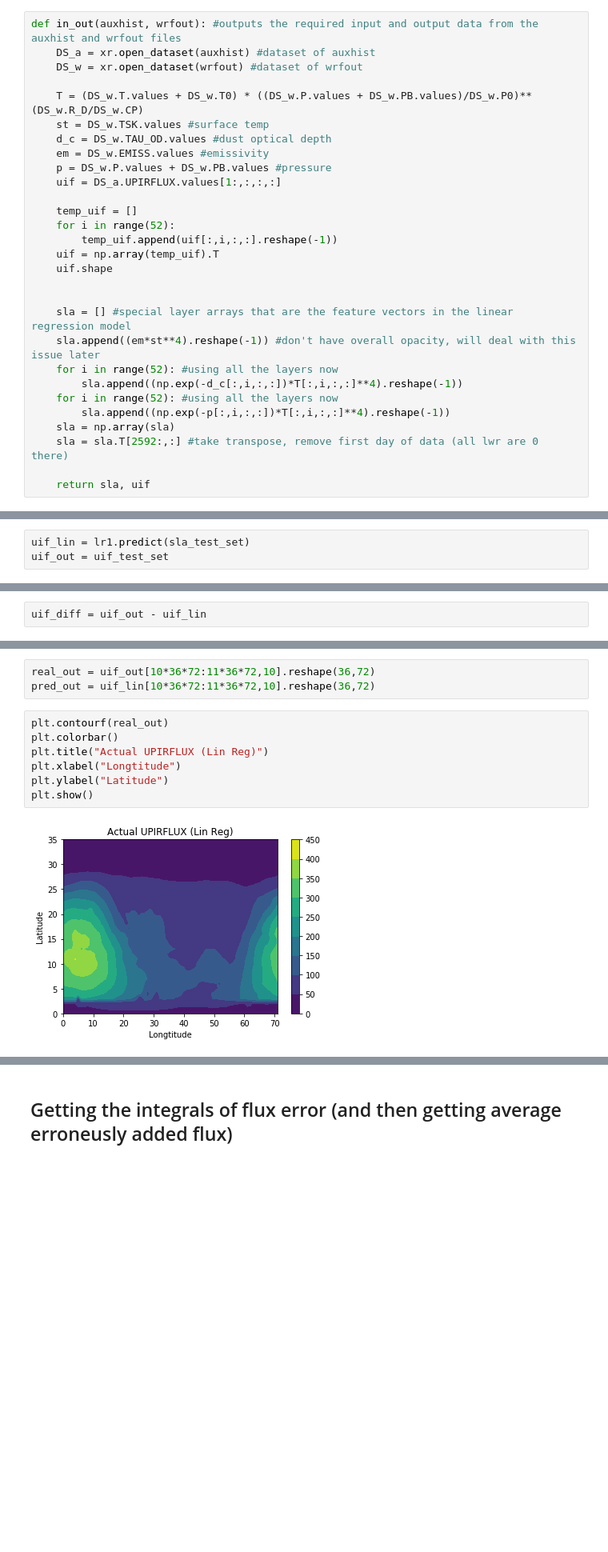
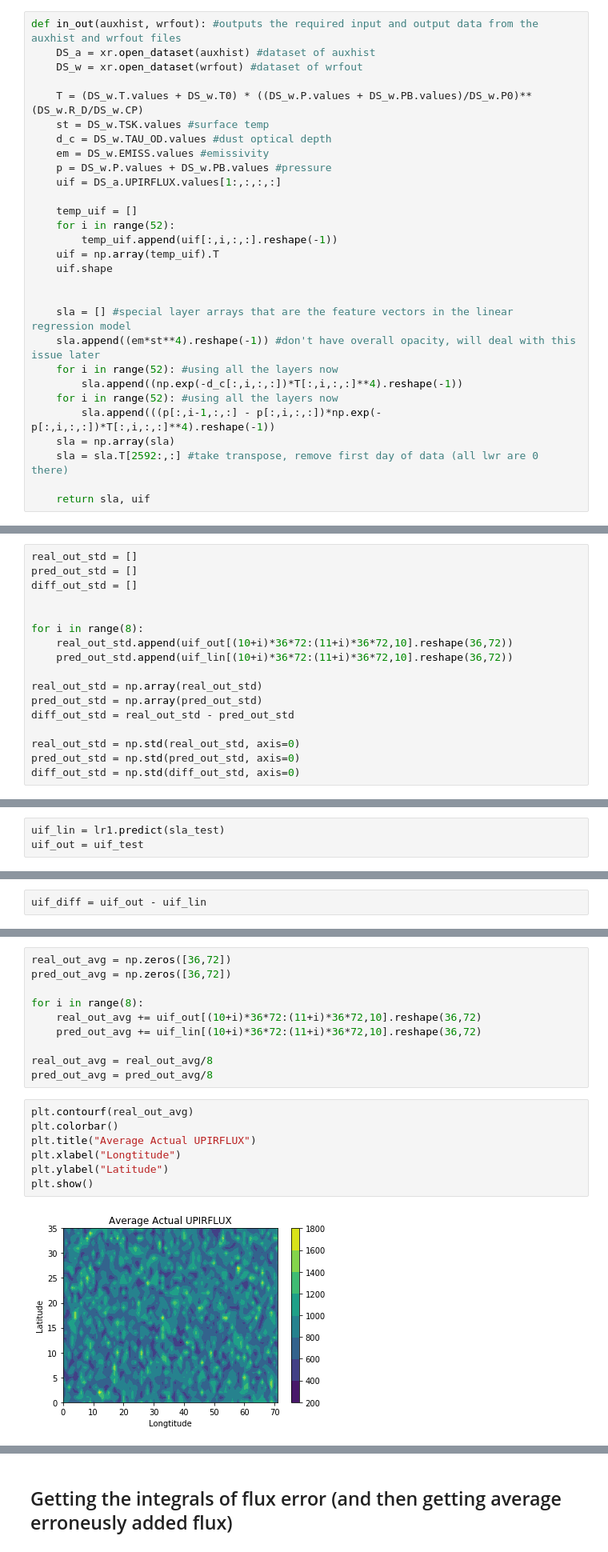
Before and after one commit to aremorov/mars_atmosphere_ML, a Jupyter notebook: ML3.3.8.ipynb, the cells around one changed output, grey strips where cells are left out. Shown: that part at 80% size. Drawn from its saved outputs; the diff is of its cells as text; blank space fills up the shorter version.

Commit message:
Added ΔP, avg and std plots

```diff
--- a/ML3.3.8.ipynb
+++ b/ML3.3.8.ipynb
@@ -29,7 +29,7 @@ def in_out(auxhist, wrfout): #outputs the required input and output data from th
     for i in range(52): #using all the layers now
         sla.append((np.exp(-d_c[:,i,:,:])*T[:,i,:,:]**4).reshape(-1))
     for i in range(52): #using all the layers now
-        sla.append((np.exp(-p[:,i,:,:])*T[:,i,:,:]**4).reshape(-1))
+        sla.append(((p[:,i-1,:,:] - p[:,i,:,:])*np.exp(-p[:,i,:,:])*T[:,i,:,:]**4).reshape(-1))
     sla = np.array(sla)
     sla = sla.T[2592:,:] #take transpose, remove first day of data (all lwr are 0 there)
 
@@ -771,0 +872,17 @@ plt.show()
+# %%
+real_out_std = []
+pred_out_std = []
+diff_out_std = []
+
+
+for i in range(8):
+    real_out_std.append(uif_out[(10+i)*36*72:(11+i)*36*72,10].reshape(36,72))
+    pred_out_std.append(uif_lin[(10+i)*36*72:(11+i)*36*72,10].reshape(36,72))
+
+real_out_std = np.array(real_out_std)
+pred_out_std = np.array(pred_out_std)
+diff_out_std = real_out_std - pred_out_std
+
+real_out_std = np.std(real_out_std, axis=0)
+pred_out_std = np.std(pred_out_std, axis=0)
+diff_out_std = np.std(diff_out_std, axis=0)
@@ -885,5 +1025,5 @@ Lin reg average:
 # %% [markdown]
 # Last test set:
 # %%
-uif_lin = lr1.predict(sla_test_set)
-uif_out = uif_test_set
+uif_lin = lr1.predict(sla_test)
+uif_out = uif_test
@@ -934,13 +1060,20 @@ uif_out.reshape(-1,1).shape
 # %%
-real_out = uif_out[10*36*72:11*36*72,10].reshape(36,72)
-pred_out = uif_lin[10*36*72:11*36*72,10].reshape(36,72)
+real_out_avg = np.zeros([36,72])
+pred_out_avg = np.zeros([36,72])
+
+for i in range(8):
+    real_out_avg += uif_out[(10+i)*36*72:(11+i)*36*72,10].reshape(36,72)
+    pred_out_avg += uif_lin[(10+i)*36*72:(11+i)*36*72,10].reshape(36,72)
+
+real_out_avg = real_out_avg/8
+pred_out_avg = pred_out_avg/8
 # %%
-plt.contourf(real_out)
+plt.contourf(real_out_avg)
 plt.colorbar()
-plt.title("Actual UPIRFLUX (Lin Reg)")
+plt.title("Average Actual UPIRFLUX")
 plt.xlabel("Longtitude")
 plt.ylabel("Latitude")
 plt.show()
 # %% [output]
-[figure, old version]
+[figure, new version]
 # %%
```
Also changed, not shown: parts of 108 cells of this notebook.
